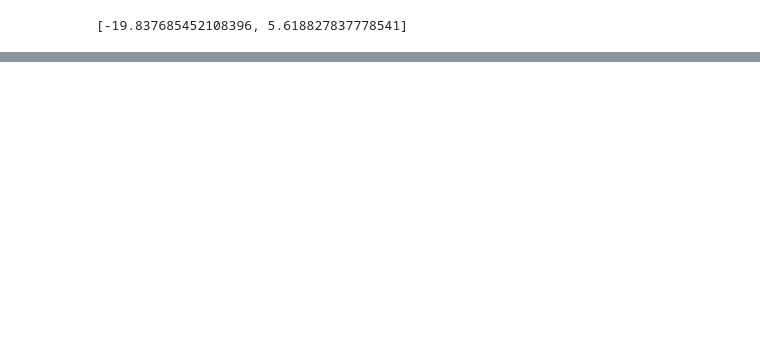
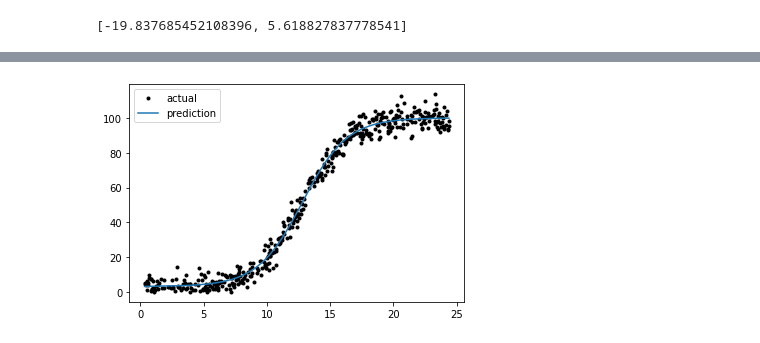
Before and after one commit to AdrianDonohoe/MLaS_project2020, a Jupyter notebook: Investigation and Training.ipynb, the cells around one changed output, grey strips where cells are left out. Cells and saved outputs as stored; diff of their text form; code cells hidden in the pictures; blank space fills up the shorter version.

```diff
--- a/Investigation and Training.ipynb
+++ b/Investigation and Training.ipynb
@@ -159,0 +353,7 @@ p
+# %%
+model = kr.models.Sequential()
+model.add(kr.layers.Dense(10, input_shape=(1,), activation='softmax', kernel_initializer="glorot_uniform", bias_initializer="glorot_uniform"))
+model.add(kr.layers.Dense(1, activation='linear', kernel_initializer="glorot_uniform", bias_initializer="glorot_uniform"))
+model.compile('adam', loss='mean_squared_error')
+# %%
+model.fit(x, y, epochs=500, batch_size=10)
@@ -159,0 +379,7 @@ p
+# %%
+model = kr.models.Sequential()
+model.add(kr.layers.Dense(10, input_shape=(1,), activation='sigmoid', kernel_initializer="glorot_uniform", bias_initializer="glorot_uniform"))
+model.add(kr.layers.Dense(1, activation='linear', kernel_initializer="glorot_uniform", bias_initializer="glorot_uniform"))
+model.compile('adam', loss='mean_squared_error')
+# %%
+model.fit(x, y, epochs=500, batch_size=10)
@@ -159,0 +420,6 @@ p
+# %%
+plt.plot(x, y,'k.', label='actual')
+plt.plot(x, model.predict(x), label='prediction')
+plt.legend();
+# %% [output]
+[figure, added]
```
Also changed, not shown: parts of 30 cells of this notebook.
